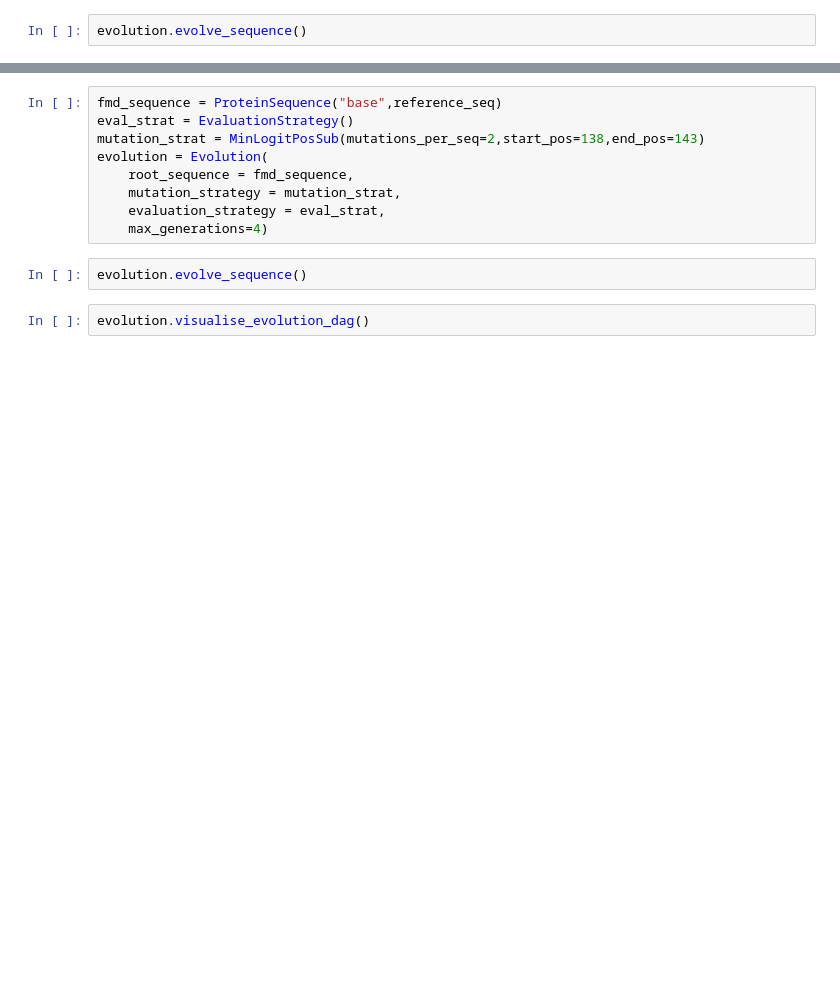
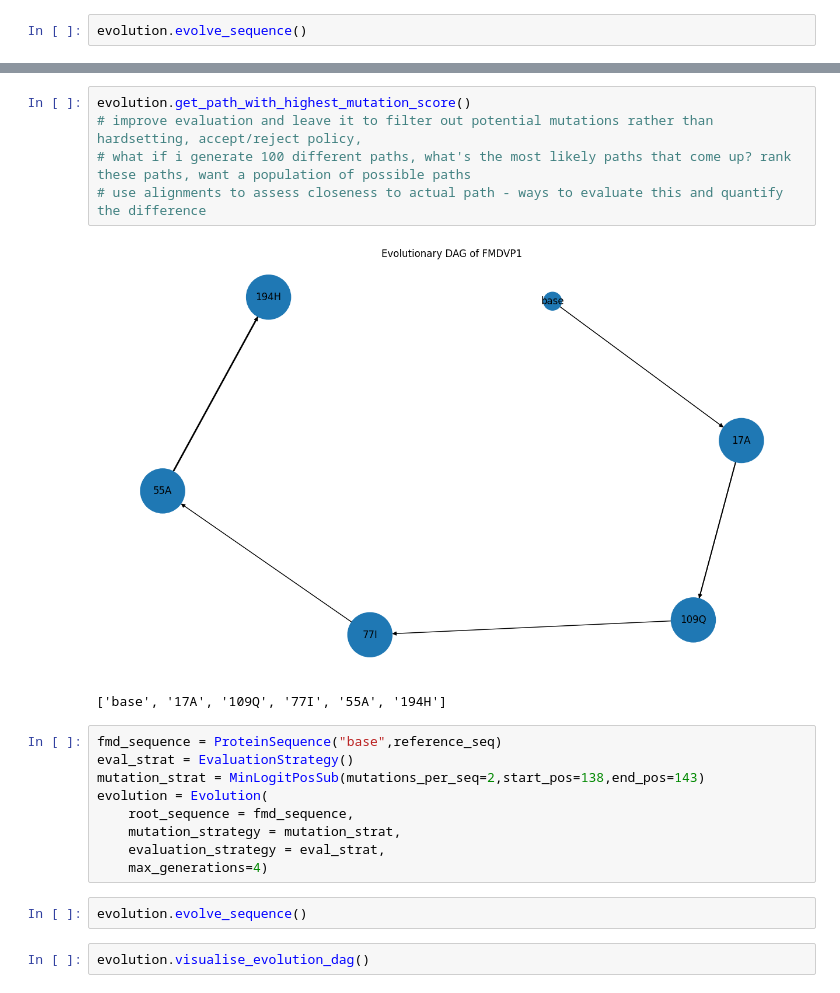
Before and after one commit to aubreyagub/esm2_for_fmdv, a Jupyter notebook: fmd_evolution/fmd.ipynb, the cells around one changed output, grey strips where cells are left out. Cells and saved outputs as stored; diff of their text form; blank space fills up the shorter version.

```diff
--- a/fmd_evolution/fmd.ipynb
+++ b/fmd_evolution/fmd.ipynb
@@ -33,3 +34,11 @@ evolution.visualise_evolution_dag()
+# %%
+evolution.get_path_with_highest_mutation_score()
+# improve evaluation and leave it to filter out potential mutations rather than hardsetting, accept/reject policy,
+# what if i generate 100 different paths, what's the most likely paths that come up? rank these paths, want a population of possible paths
+# use alignments to assess closeness to actual path - ways to evaluate this and quantify the difference
+# %% [output]
+[figure, added]
+['base', '17A', '109Q', '77I', '55A', '194H']
 # %%
 fmd_sequence = ProteinSequence("base",reference_seq)
 eval_strat = EvaluationStrategy()
```
Also changed, not shown: parts of 11 cells of this notebook, 2 other files.
